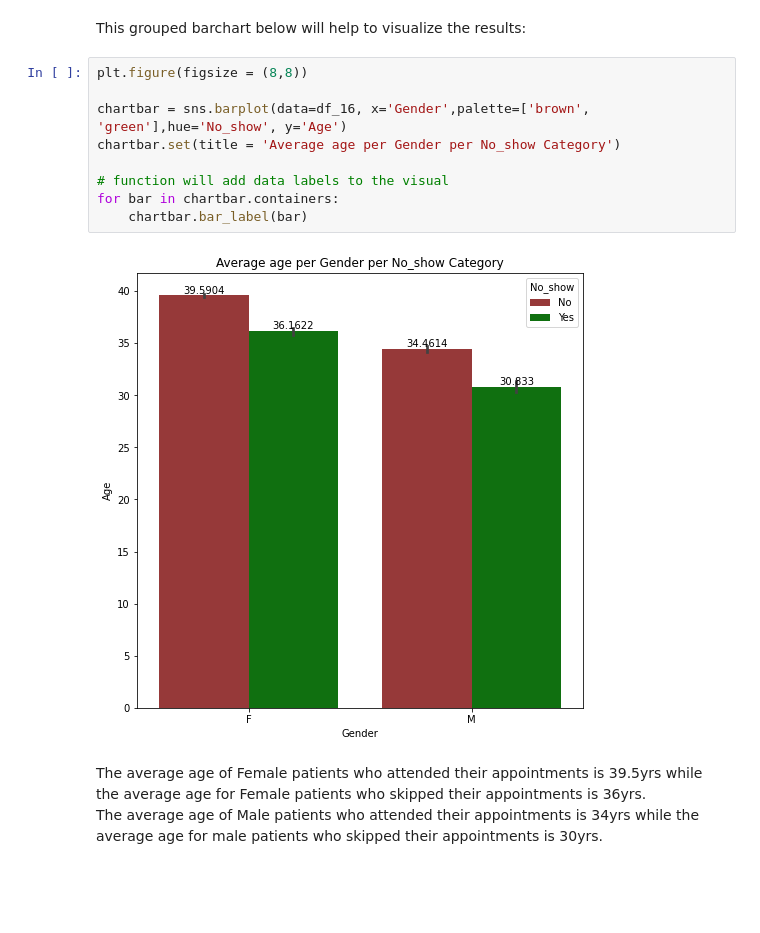
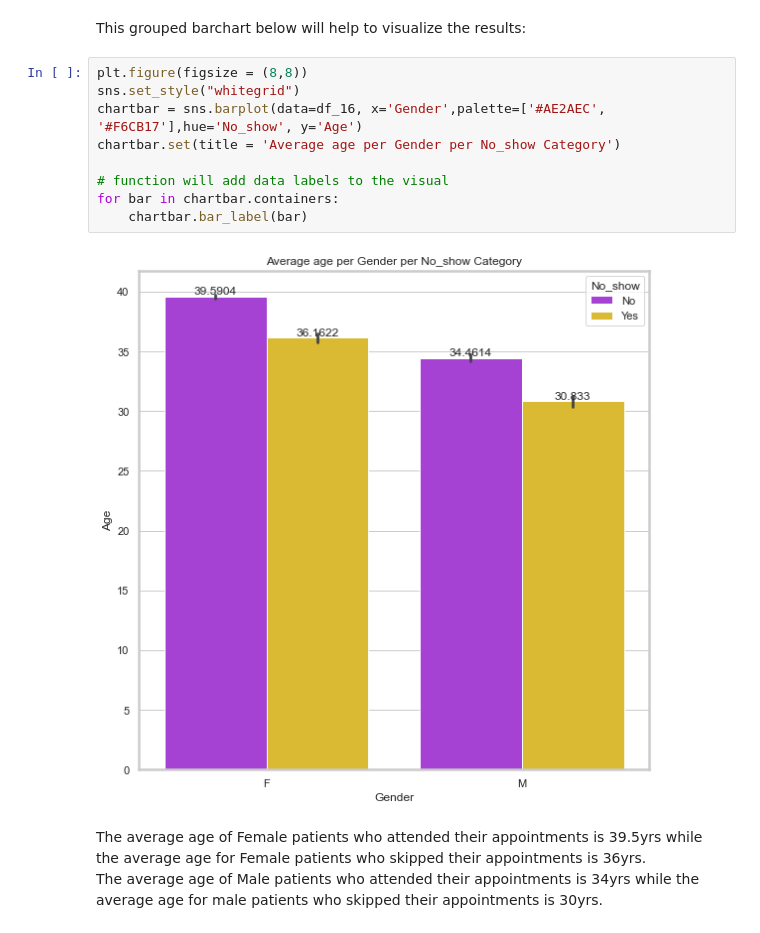
Before and after one commit to zadmainda/-No-Show-DataAnalysis, a Jupyter notebook: appointment No Shows Data Analysis.ipynb, the cells around one changed output. Saved outputs shown, nothing was run; the diff lists cells and outputs as text; blank space fills up the shorter version.

```diff
--- a/appointment No Shows Data Analysis.ipynb
+++ b/appointment No Shows Data Analysis.ipynb
@@ -520,15 +566,15 @@ df_avg_age = df_16.groupby(['Gender', 'No_show'])['Age'].mean()
 This grouped barchart below will help to visualize the results:
 # %%
 plt.figure(figsize = (8,8))
-
-chartbar = sns.barplot(data=df_16, x='Gender',palette=['brown', 'green'],hue='No_show', y='Age')
+sns.set_style("whitegrid")
+chartbar = sns.barplot(data=df_16, x='Gender',palette=['#AE2AEC', '#F6CB17'],hue='No_show', y='Age')
 chartbar.set(title = 'Average age per Gender per No_show Category')
 
 # function will add data labels to the visual
 for bar in chartbar.containers:
     chartbar.bar_label(bar)
 # %% [output]
-[figure, old version]
+[figure, new version]
 # %% [markdown]
 The average age of Female patients who attended their appointments is 39.5yrs while the average age for Female patients who skipped their appointments is 36yrs. <br>
 The average age of Male patients who attended their appointments is 34yrs while the average age for male patients who skipped their appointments is 30yrs.
```
Also changed, not shown: parts of 10 cells of this notebook.
